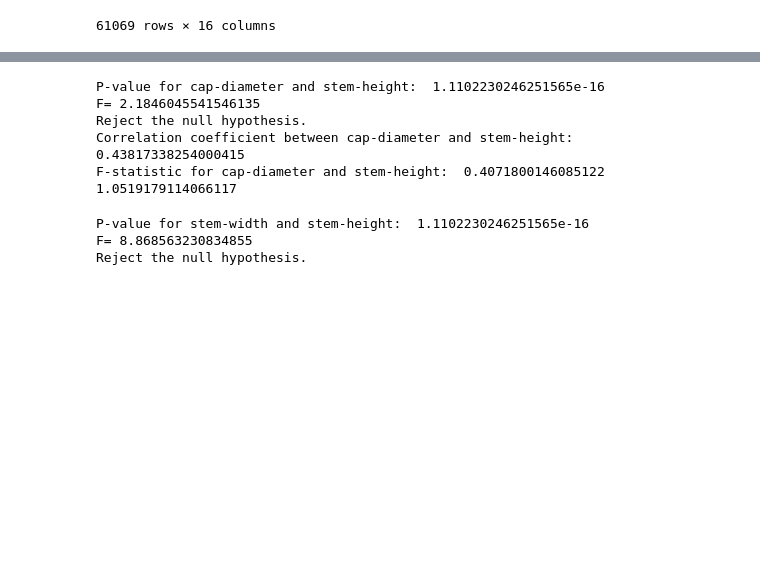
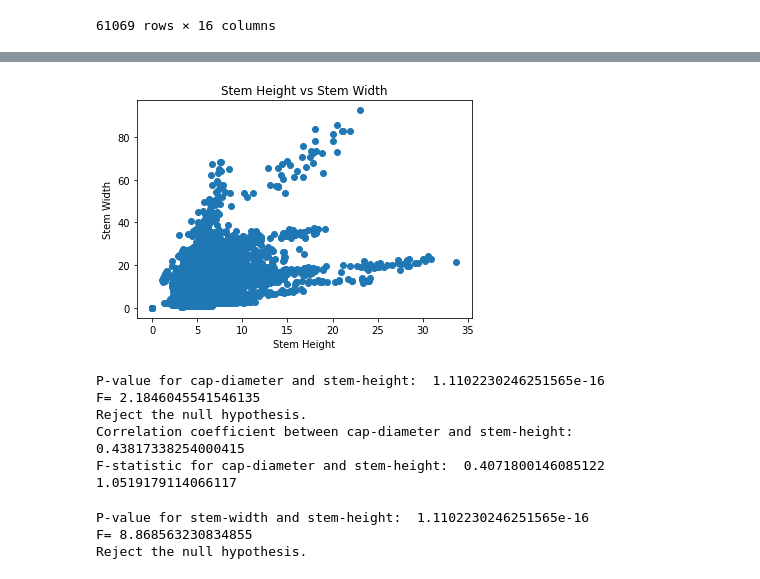
Before and after one commit to arnav10goel/CSE558-DSc-Project, a Jupyter notebook: Hypothesis-Testing/f-test_correlation.ipynb, the cells around one changed output, grey strips where cells are left out. Cells and saved outputs as stored; diff of their text form; code cells hidden in the pictures; blank space fills up the shorter version.

```diff
--- a/Hypothesis-Testing/f-test_correlation.ipynb
+++ b/Hypothesis-Testing/f-test_correlation.ipynb
@@ -63,3 +81,12 @@ np_stem_width = np.array(stem_width)
+# %%
+# Scatter plot of stem-height vs stem-width
+plt.scatter(np_stem_height, np_stem_width)
+plt.xlabel('Stem Height')
+plt.ylabel('Stem Width')
+plt.title('Stem Height vs Stem Width')
+plt.show()
+# %% [output]
+[figure, added]
 # %%
 def cal_r(x, y):
     n = len(x)
```
Also changed, not shown: parts of 2 cells of this notebook.
